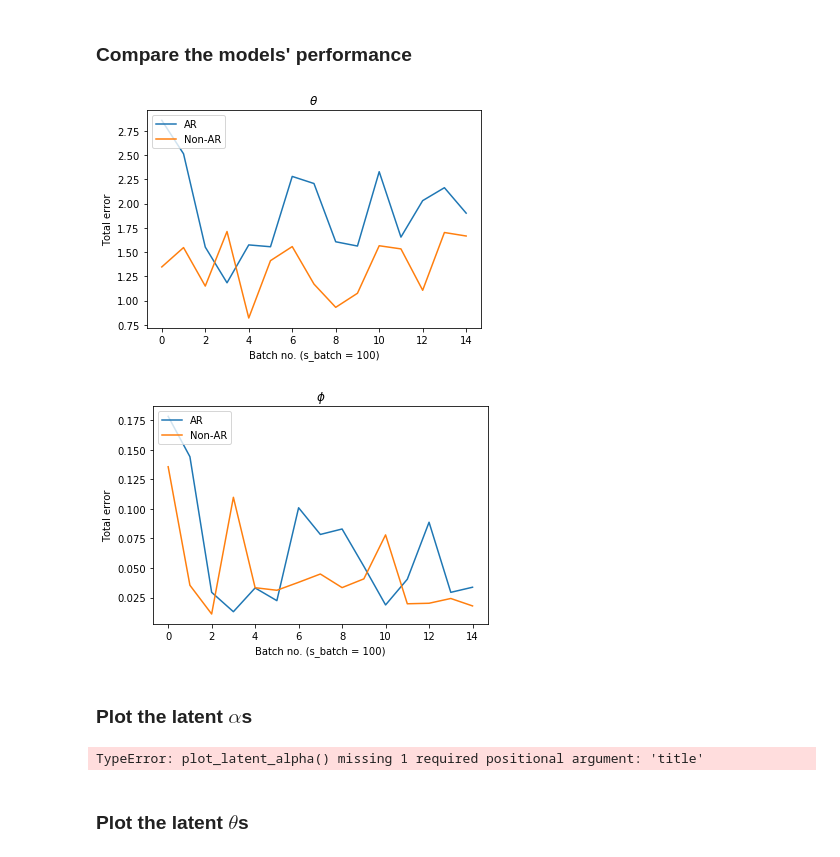
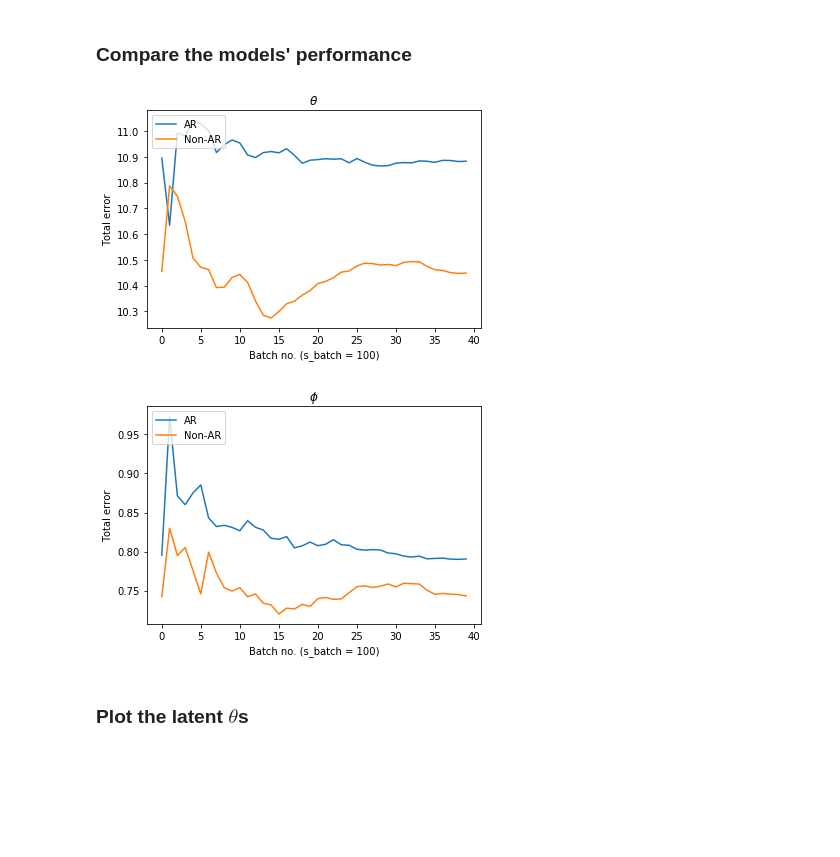
Before and after one commit to perdaug/ssmsi, a Jupyter notebook: notebooks/experiments/train_synthethic-corpus.ipynb, the cells around one changed output. Drawn from its saved outputs; the diff is of its cells as text; code cells hidden in the pictures; blank space fills up the shorter version.

```diff
--- a/notebooks/experiments/train_synthethic-corpus.ipynb
+++ b/notebooks/experiments/train_synthethic-corpus.ipynb
@@ -43,9 +37,9 @@ clf_nonar = DTM_Alpha(K=K, beta=beta, sigma_0_sq=var_init, sigma_sq=var_basic,
 # %% [markdown]
 ### Fit the AR model
 # %%
-n_it = 1500
+n_it = 5000
 n_it_add = 0
-n_burn_it = 0
+n_burn_it = 1000
 name_ar = 'corpus_{}_dataset-{}_it-{}_ar-{}.pkl'.format(name_corpus, no_corpus, n_it, str(True))
 name_ar_loaded = 'corpus_{}_dataset-{}_it-{}_ar-{}.pkl'.format(name_corpus, no_corpus, n_it, str(True))
 '''
@@ -132,23 +126,23 @@ pkl.dump(vars_nonar, open(PATH_OUT_MODEL + name_nonar, 'wb'))
 # %%
 s_batch = 100
 performance_ar = helper_experiment.calculate_performance(alpha_init=alpha_init, beta_init=beta_init,
                                                          theta_init=theta_init, clf=clf_ar, s_batch=s_batch)
 performance_nonar = helper_experiment.calculate_performance(alpha_init=alpha_init, beta_init=beta_init,
                                                             theta_init=theta_init, clf=clf_nonar, s_batch=s_batch)
+import os
+if not os.path.exists(PATH_OUT_PERF):
+    os.makedirs(PATH_OUT_PERF)
+
+name_ar_file = 'performance_dataset-{}_it-{}_ar-True.pkl'.format(no_corpus, n_it)
+name_nonar_file = 'performance_dataset-{}_it-{}_ar-False.pkl'.format(no_corpus, n_it)
+
+pkl.dump(performance_ar, open(PATH_OUT_PERF + name_ar_file, 'wb'))
+pkl.dump(performance_nonar, open(PATH_OUT_PERF + name_nonar_file, 'wb'))
 
 visualiser_corpus.compare_performances(performance_ar, performance_nonar, s_batch)
 # %% [output]
-[figure, old version]
+[figure, new version]
-[figure, old version]
+[figure, new version]
-# %% [markdown]
-### Plot the latent $\alpha$s
-# %%
-alpha_ar = clf_ar.hist_alpha[-1]
-visualiser_corpus.plot_latent_alpha(alpha_ar)
-alpha_nonar = clf_nonar.hist_alpha[-1]
-visualiser_corpus.plot_latent_alpha(alpha_nonar)
-# %% [output]
-TypeError: plot_latent_alpha() missing 1 required positional argument: 'title'
 # %% [markdown]
 ### Plot the latent $\theta$s
 # %%
```
Also changed, not shown: parts of 22 cells of this notebook, 27 other files.
